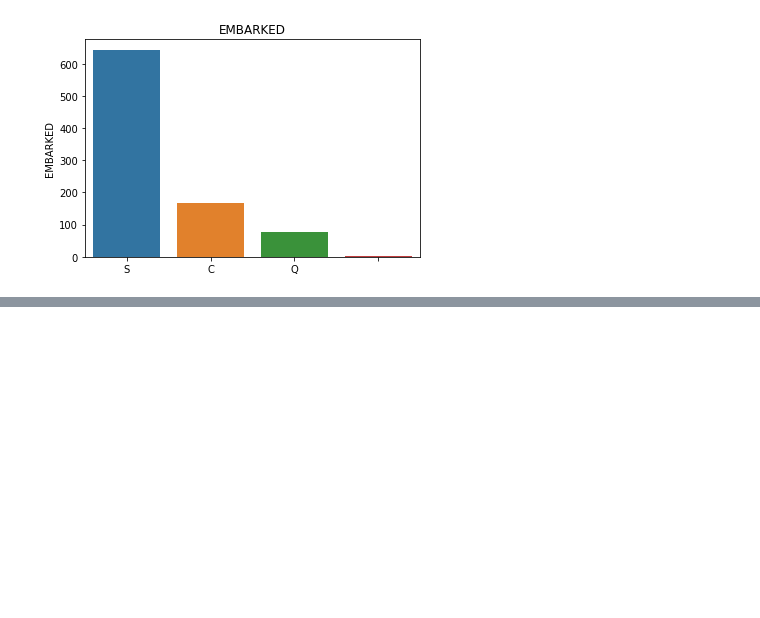
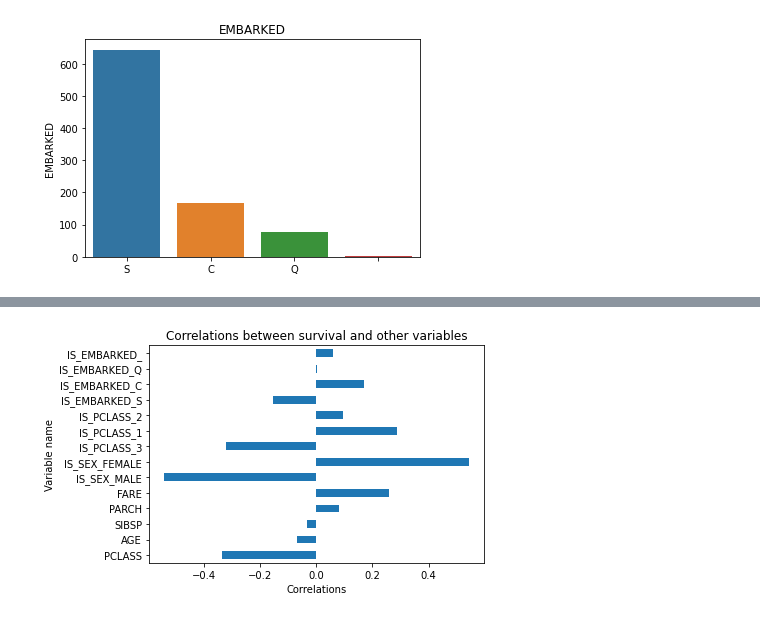
Before and after one commit to WaznyKamo/Titanic-data-analysis-and-prediction, a Jupyter notebook: Titanic_data_analysis.ipynb, the cells around one changed output, grey strips where cells are left out. Drawn from its saved outputs; the diff is of its cells as text; code cells hidden in the pictures; blank space fills up the shorter version.

```diff
--- a/Titanic_data_analysis.ipynb
+++ b/Titanic_data_analysis.ipynb
@@ -183,0 +192,12 @@ for column in ['SURVIVED', 'PCLASS', 'SEX', 'EMBARKED']:
+# %%
+corr_df = titanic_df.corr()['SURVIVED']
+corr_df = corr_df.drop(['PASSENGERID','SURVIVED'])
+
+plot = corr_df.plot(kind='barh',
+                    title='Correlations between survival and other variables',
+                    legend=False)
+
+plot.set_xlabel('Correlations');
+plot.set_ylabel('Variable name');
+# %% [output]
+[figure, added]
```
Also changed, not shown: parts of 3 cells of this notebook.
